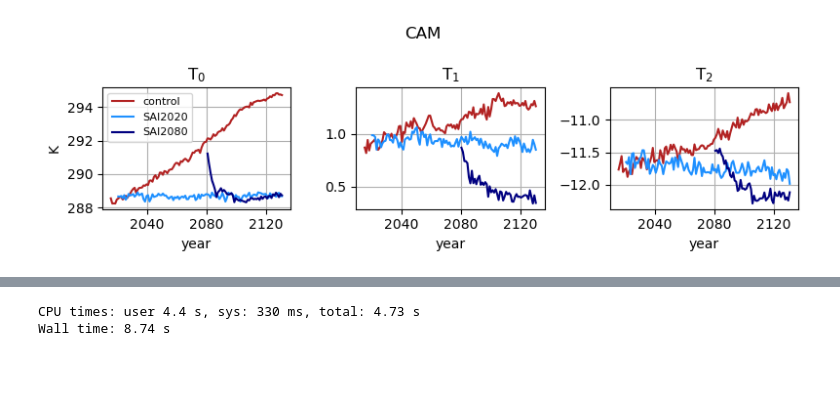
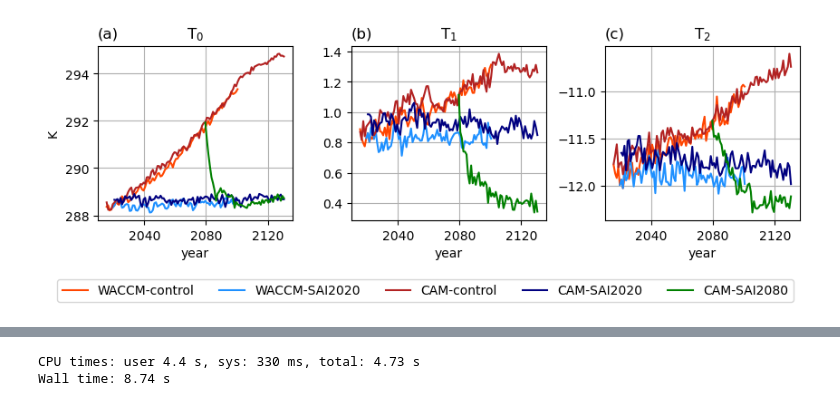
Before and after one commit to JdeJong96/CESM-CAM_SAI, a Jupyter notebook: results/T0_T1_T2.ipynb, the cells around one changed output, grey strips where cells are left out. Drawn from its saved outputs; the diff is of its cells as text; code cells hidden in the pictures; blank space fills up the shorter version.

```diff
--- a/results/T0_T1_T2.ipynb
+++ b/results/T0_T1_T2.ipynb
@@ -126,8 +128,15 @@ Wall time: 7.24 s
+# %%
+waccm = {k:xr.open_mfdataset(v) for k,v in WACFILES.items()}
+waccm['control'] = waccm['control'].rename({'tas':'TREFHT'})
+waccm['control']['gw'] = waccm['SAI2020'].gw.isel(time=0)
 # %%
 # set time to center of time_bnds
 dt = timedelta(days=15, hours=12)
 for k,v in cam.items():
     cam[k] = v.assign_coords(time=('time', v.time.data-dt, v.time.attrs))
     # cam[k] = v.assign_coords(time=('time',v.time_bnds.mean('nbnd').data,v.time.attrs)) # this does not work because time_bnds is messy on parts of the data
+
+for k,v in waccm.items():
+    waccm[k] = v.assign_coords(time=('time', v.time.data-dt, v.time.attrs))
 # %%
 %%time
@@ -143,0 +156,8 @@ for grad in T_cam['SAI2080']:
+# %%
+%%time
+# Calculate annual mean T0, T1 and T2 for WACCM
+
+T_waccm = {}
+for exp in waccm:
+    T_waccm[exp] = T0_T1_T2(waccm[exp])
+    T_waccm[exp] = {k:v.coarsen(time=12).mean() for k,v in T_waccm[exp].items()}
@@ -144,31 +167,36 @@ for grad in T_cam['SAI2080']:
 # %%
-# cols = ['orangered','dodgerblue']
-cols = ['firebrick','dodgerblue','navy']
+cols = ['firebrick','navy','green']
+colsW = ['orangered','dodgerblue']
 labels = list(T_cam.keys())
-fig, ax = plt.subplots(1,3, figsize=(8,2.5), sharex=True)
+fig, ax = plt.subplots(1,3, figsize=(10,2.5), sharex=True)
 
 # T0 plot
+for e,exp in enumerate(T_waccm):
+    (T_waccm[exp]['T0']).plot(ax=ax[0], label='WACCM-'+exp, c=colsW[e])
 for e,exp in enumerate(T_cam):
-    (T_cam[exp]['T0']).plot(ax=ax[0], label=labels[e], c=cols[e])
+    (T_cam[exp]['T0']).plot(ax=ax[0], label='CAM-'+exp, c=cols[e])
 
 # T1 plot
+for e,exp in enumerate(T_waccm):
+    (T_waccm[exp]['T1']).plot(ax=ax[1], label=exp, c=colsW[e])
 for e,exp in enumerate(T_cam):
     (T_cam[exp]['T1']).plot(ax=ax[1], label=labels[e], c=cols[e])
 
 # T2 plot
+for e,exp in enumerate(T_waccm):
+    (T_waccm[exp]['T2']).plot(ax=ax[2], label=exp, c=colsW[e])
 for e,exp in enumerate(T_cam):
     (T_cam[exp]['T2']).plot(ax=ax[2], label=labels[e], c=cols[e])
 
-ax[0].set_title(r'T$_0$')
-ax[1].set_title(r'T$_1$')
-ax[2].set_title(r'T$_2$')
+ax[0].set_title(r'T$_0$'); ax[0].set_title('(a)', loc='left')
+ax[1].set_title(r'T$_1$'); ax[1].set_title('(b)', loc='left')
+ax[2].set_title(r'T$_2$'); ax[2].set_title('(c)', loc='left')
 ax[0].set_ylabel('K')
-ax[0].legend(prop={'size':8})
+ax[0].legend(prop={'size':10}, bbox_to_anchor=(3.6, -0.3), ncols=5)
 for axi in ax:
     axi.grid()
     axi.set_xlabel('year')
-fig.suptitle('CAM')
-plt.tight_layout()
+plt.subplots_adjust(wspace=0.3)
 plt.show()
 # %% [output]
-[figure, old version]
+[figure, new version]
```
Also changed, not shown: parts of 8 cells of this notebook, 1 other file.
